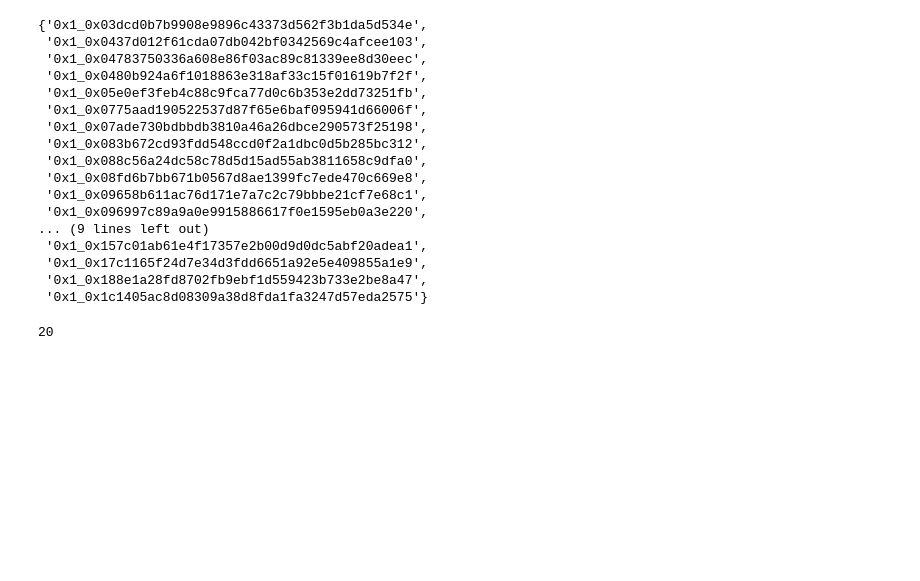
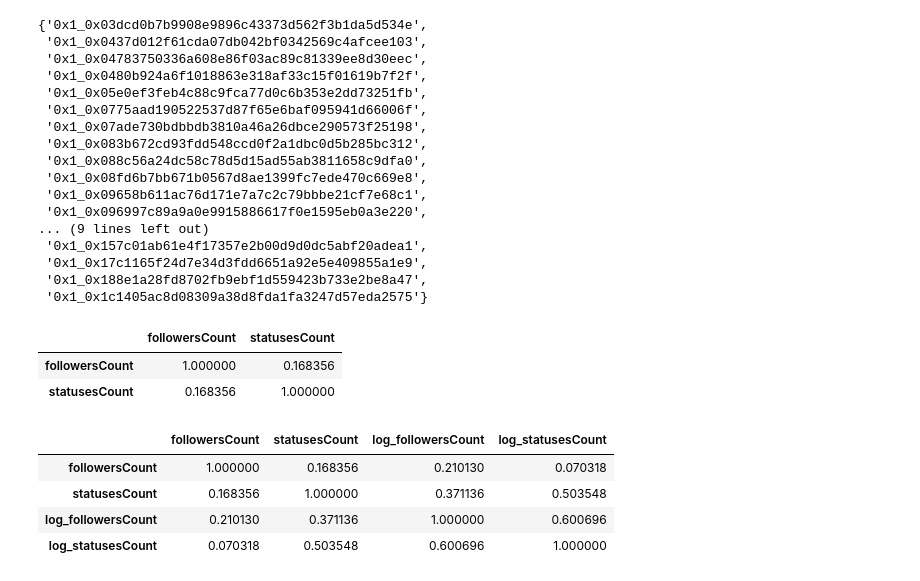
Before and after one commit to hainguyenhuy2002/RecSys, a Jupyter notebook: reputation-analysis/notebook/test.ipynb, the cells around one changed output. Drawn from its saved outputs; the diff is of its cells as text; code cells hidden in the pictures; blank space fills up the shorter version.

```diff
--- a/reputation-analysis/notebook/test.ipynb
+++ b/reputation-analysis/notebook/test.ipynb
@@ -172,12 +172,3 @@ set(all_train) - set(train_addresses)
  '0x1_0x17c1165f24d7e34d3fdd6651a92e5e409855a1e9',
  '0x1_0x188e1a28fd8702fb9ebf1d559423b733e2be8a47',
  '0x1_0x1c1405ac8d08309a38d8fda1fa3247d57eda2575'}
-# %%
-my_dict = {'101201': 10, '121201': 20, '111201': 30}
-
-largest_key = max(my_dict.keys())
-value_of_largest_key = my_dict[largest_key]
-
-print(value_of_largest_key)
-# %% [output]
-20
@@ -183,0 +181,6 @@ print(value_of_largest_key)
+# %%
+df[[	'followersCount',	'statusesCount']].corr()
+# %% [output]
+|  | followersCount | statusesCount |
+| followersCount | 1.000000 | 0.168356 |
+| statusesCount | 0.168356 | 1.000000 |
@@ -183,0 +190,9 @@ print(value_of_largest_key)
+# %%
+df[['followersCount', 'statusesCount',
+       'log_followersCount', 'log_statusesCount']].corr()
+# %% [output]
+|  | followersCount | statusesCount | log_followersCount | log_statusesCount |
+| followersCount | 1.000000 | 0.168356 | 0.210130 | 0.070318 |
+| statusesCount | 0.168356 | 1.000000 | 0.371136 | 0.503548 |
+| log_followersCount | 0.210130 | 0.371136 | 1.000000 | 0.600696 |
+| log_statusesCount | 0.070318 | 0.503548 | 0.600696 | 1.000000 |
```
Also changed, not shown: parts of 10 cells of this notebook, 1 other file.
